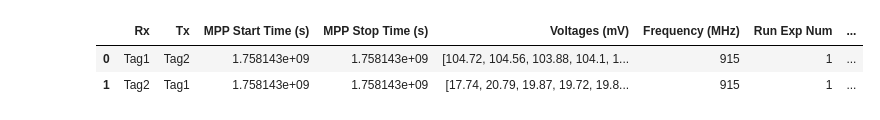
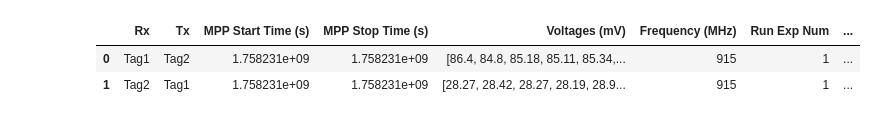
Before and after one commit to manavjeetsingh/RFImaging, a Jupyter notebook: OCS_bladerf/FixedT2TDist/qualityCheck.ipynb, the cells around one changed output. Saved outputs shown, nothing was run; the diff lists cells and outputs as text; code cells hidden in the pictures.

```diff
--- a/OCS_bladerf/FixedT2TDist/qualityCheck.ipynb
+++ b/OCS_bladerf/FixedT2TDist/qualityCheck.ipynb
@@ -4,14 +4,14 @@ import pickle
 from matplotlib import pyplot as plt
 import numpy as np
 # %%
-with open(f'dataframes/{34}.df', "rb") as f:
+with open(f'dataframes/{69}.df', "rb") as f:
     df = pickle.load(f)
 
 df.head()
 # %% [output]
 |  | Rx | Tx | MPP Start Time (s) | MPP Stop Time (s) | Voltages (mV) | Frequency (MHz) | Run Exp Num | ... |
-| 0 | Tag1 | Tag2 | 1.758143e+09 | 1.758143e+09 | [104.72, 104.56, 103.88, 104.1, 1... | 915 | 1 | ... |
-| 1 | Tag2 | Tag1 | 1.758143e+09 | 1.758143e+09 | [17.74, 20.79, 19.87, 19.72, 19.8... | 915 | 1 | ... |
+| 0 | Tag1 | Tag2 | 1.758231e+09 | 1.758231e+09 | [86.4, 84.8, 85.18, 85.11, 85.34,... | 915 | 1 | ... |
+| 1 | Tag2 | Tag1 | 1.758231e+09 | 1.758231e+09 | [28.27, 28.42, 28.27, 28.19, 28.9... | 915 | 1 | ... |
 # %%
 
 time_per_phase = 10/1000  # s
```
Also changed, not shown: parts of 2 cells of this notebook, 51 other files.
